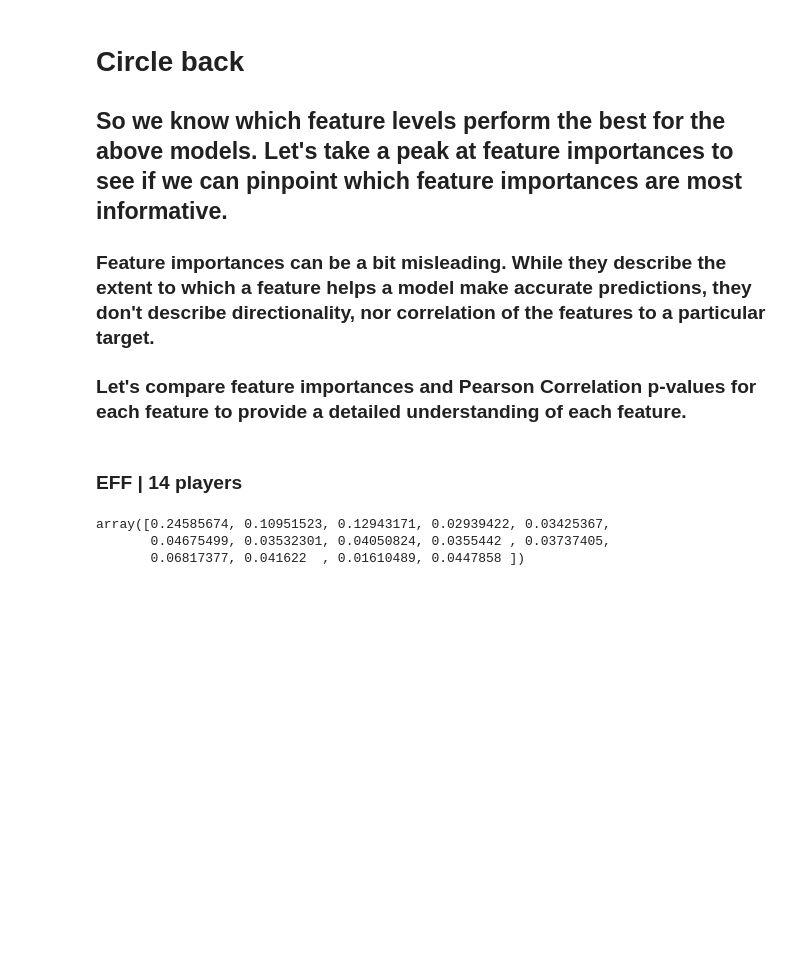
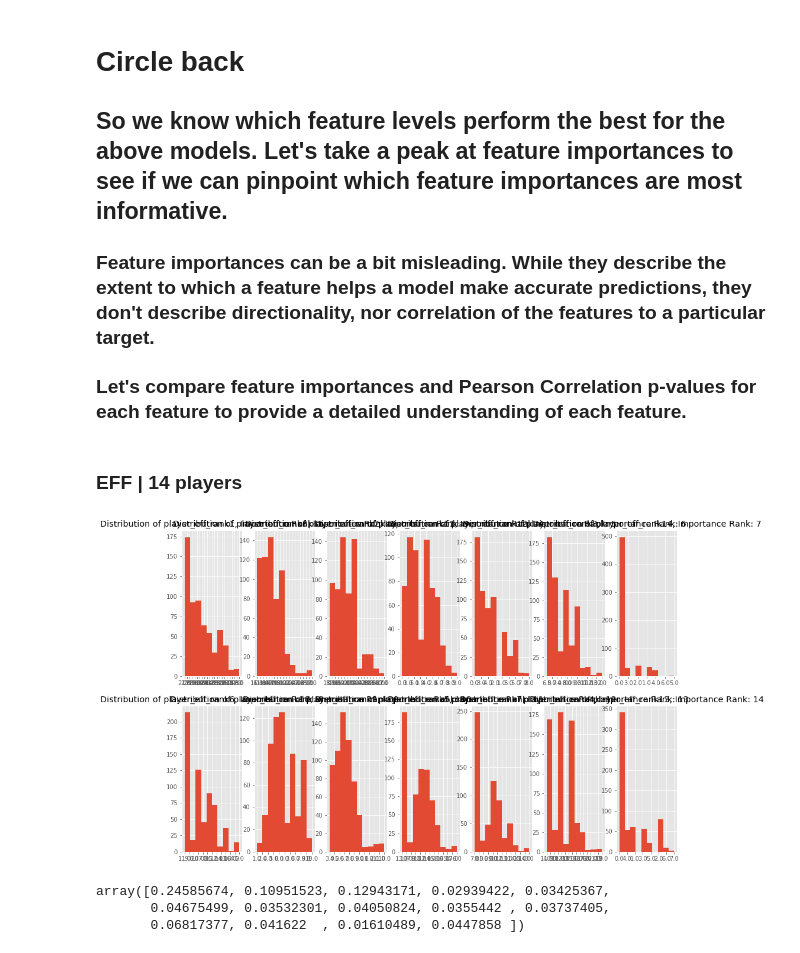
Before and after one commit to jangelchik/basketball_efficiency, a Jupyter notebook: data_and_plots.ipynb, the cells around one changed output. Saved outputs shown, nothing was run; the diff lists cells and outputs as text; code cells hidden in the pictures; blank space fills up the shorter version.

Commit message:
implemented feature distribution by importance rank plotting function

```diff
--- a/data_and_plots.ipynb
+++ b/data_and_plots.ipynb
@@ -791,6 +791,47 @@ from sklearn.inspection import permutation_importance
 from scipy.stats import pearsonr
 # %% [markdown]
 ### EFF | 14 players
+# %%
+def plot_imp(stat,n_feat):
+
+    """
+    PARAMETERS:
+    stat - string, Column title for statistic of interest
+    n_feat - int, number of features to be included in model
+
+    RETURNS:
+    None - plots distributions of features in order of features in order of feature importance.
+    """
+
+    df_X = gen_X(teams,seasons,stat,n_feat)
+    X = get_y(df_X,df_team,['w'])
+    y_w = X['w']
+    X = X.drop(columns=['team_id','season','w'])
+
+    #fit and get feature scores of model
+    gb_w = GradientBoostingRegressor()
+    gb_w.fit(X,y_w)
+    imp = permutation_importance(gb_w,X,y_w)
+    feat_imp = imp['importances_mean']
+    feat_imp
+
+    # rank feature importances and plot their underlying distribution
+    order = np.argsort(feat_imp)[::-1]
+    for idx,col in enumerate(X.columns[order]):
+        if idx < 7:
+            ax[0,idx].hist(df_X[col])
+            ax[0,idx].set_title(f'Distribution of {col}, Importance Rank: {idx+1}')
+        else:
+            ax[1,idx-7].hist(df_X[col])
+            ax[1,idx-7].set_title(f'Distribution of {col}, Importance Rank: {idx+1}')
+
+    return None
+# %%
+fig, ax = plt.subplots(2,7, figsize = (15,10))
+
+plot_imp('eff',14)
+# %% [output]
+[figure, added]
 # %%
 df_X = gen_X(teams,seasons,'eff',14)
 X = get_y(df_X,df_team,['w'])
```
